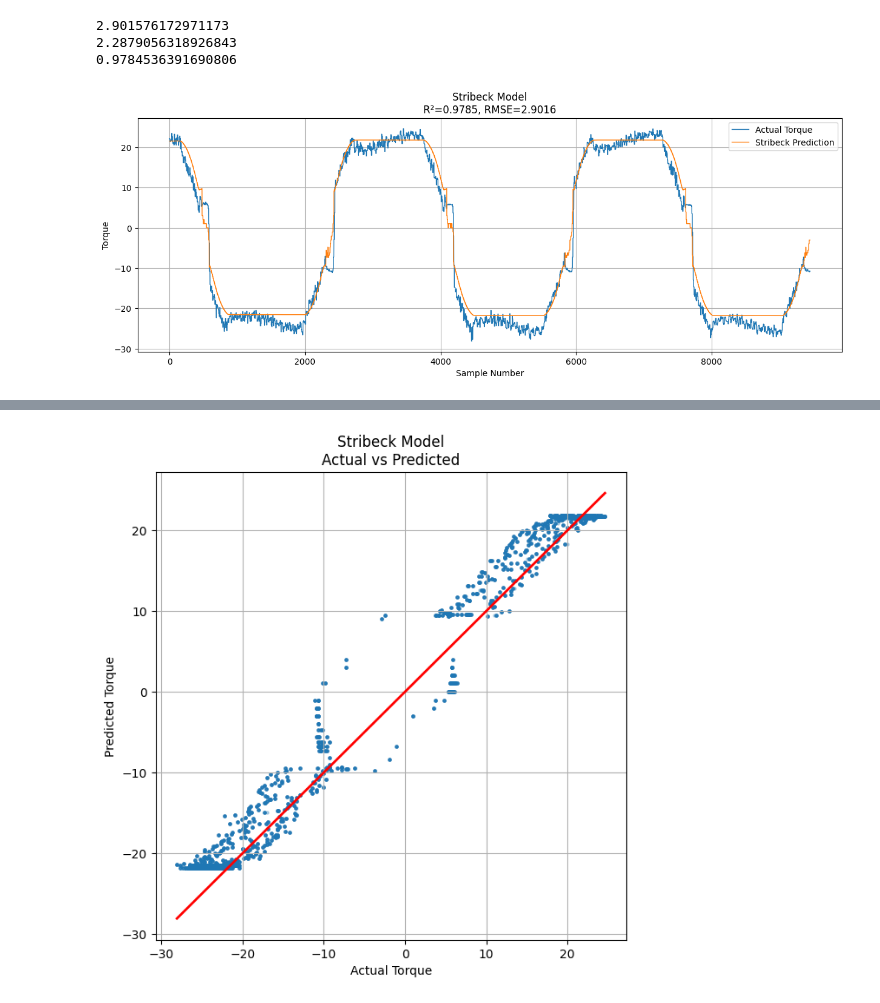
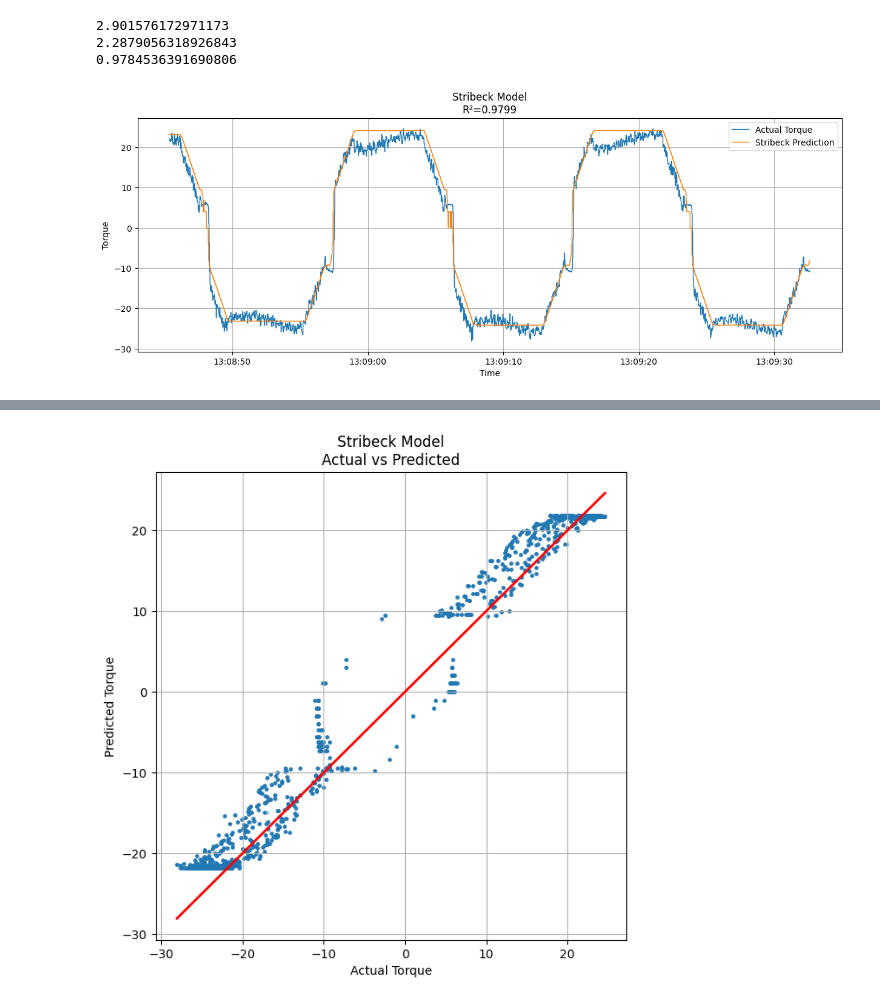
Before and after one commit to SDprogramer/Friction_Modelling, a Jupyter notebook: EXP_1/PINN_File/stribeck.ipynb, the cells around one changed output, grey strips where cells are left out. Cells and saved outputs as stored; diff of their text form; code cells hidden in the pictures.

Commit message:
X axis time stamp is added in place of sample numbers

```diff
--- a/EXP_1/PINN_File/stribeck.ipynb
+++ b/EXP_1/PINN_File/stribeck.ipynb
@@ -39,3 +40,5 @@ df["tm"] = df["m_t_1"]
 df["tj"] = df["jts1"]
 # %%
 df["tf"] = (N * df["tm"]) - df["tj"]
+# %%
+df["timestamp"] = pd.to_datetime("2026-06-12 " + df["timestamp"].astype(str))
@@ -128,6 +168,8 @@ Vs =  544695448735.79425
 alpha =  -0.08703111412073662
 # %%
 pred2 = model2(v_test, * params2)
+# %%
+test_time = test_df["timestamp"]
 # %%
 rmse2 = np.sqrt(mean_squared_error(tf_test, pred2))
 mae2 = mean_absolute_error(tf_test, pred2)
@@ -143,20 +185,22 @@ print(r2_2)
 # %%
 plt.figure(figsize=(15,5))
 plt.plot(
+    test_time,
     tf_test,
     label="Actual Torque",
     linewidth=1
 )
 plt.plot(
-    pred2,
+    test_time,
+    pred1,
     label="Stribeck Prediction",
     linewidth=1
 )
-plt.xlabel("Sample Number")
+plt.xlabel("Time")
 plt.ylabel("Torque")
-plt.title(f"Stribeck Model\nR²={r2_2:.4f}, RMSE={rmse2:.4f}")
+plt.title(f"Stribeck Model\nR²={r2_1:.4f}")
 plt.legend()
 plt.grid(True)
 plt.show()
 # %% [output]
-[figure, old version]
+[figure, new version]
```
Also changed, not shown: parts of 4 cells of this notebook, 3 other files.
